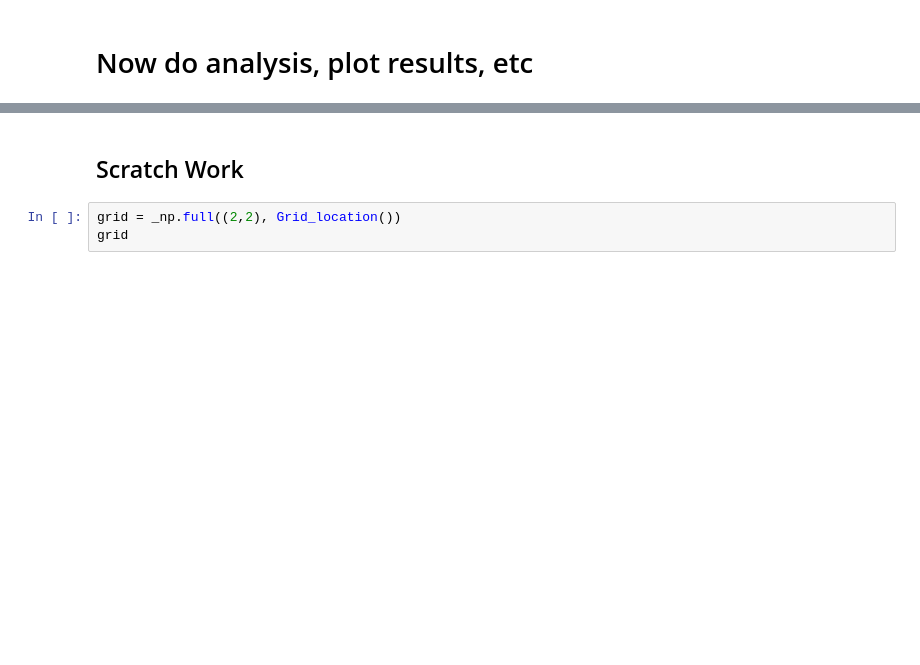
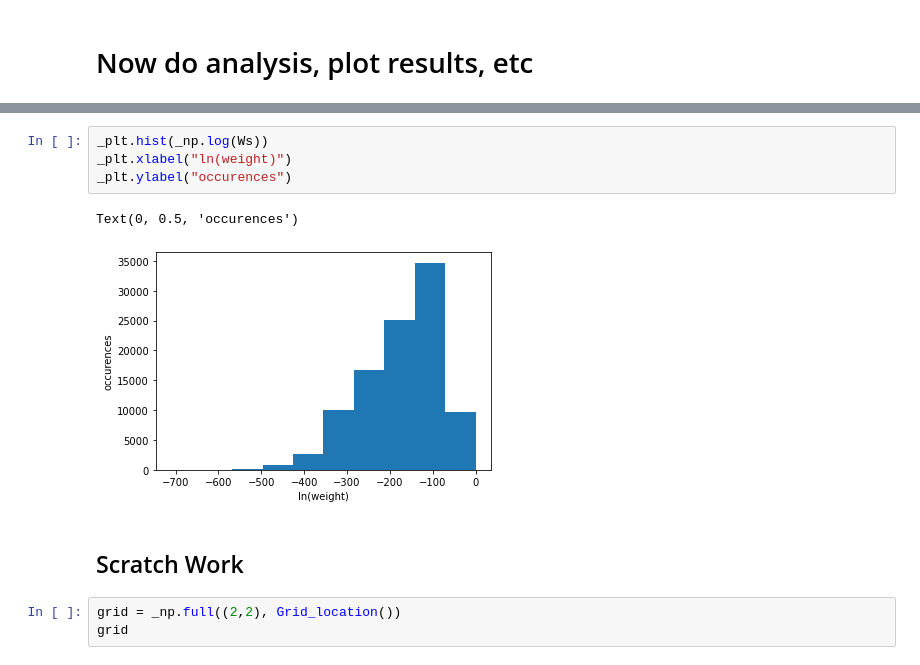
Before and after one commit to eren-guttentag/phys765_advanced_quantum, a Jupyter notebook: project1/problem2/worm_simulation.ipynb, the cells around one changed output, grey strips where cells are left out. Drawn from its saved outputs; the diff is of its cells as text; blank space fills up the shorter version.

```diff
--- a/project1/problem2/worm_simulation.ipynb
+++ b/project1/problem2/worm_simulation.ipynb
@@ -385,3 +391,10 @@ len(ns)
+# %%
+_plt.hist(_np.log(Ws))
+_plt.xlabel("ln(weight)")
+_plt.ylabel("occurences")
+# %% [output]
+Text(0, 0.5, 'occurences')
+[figure, added]
 # %% [markdown]
 ## Scratch Work
 # %%
```
Also changed, not shown: parts of 7 cells of this notebook.
